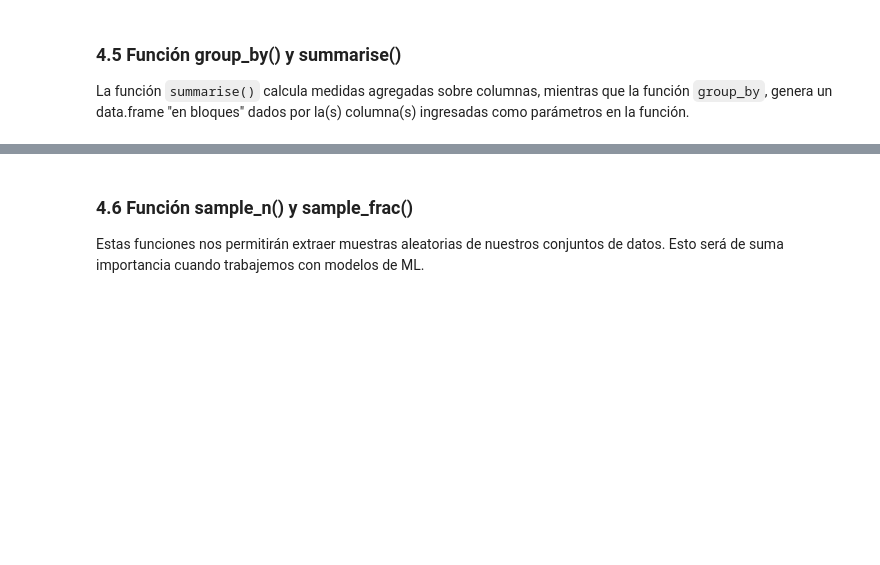
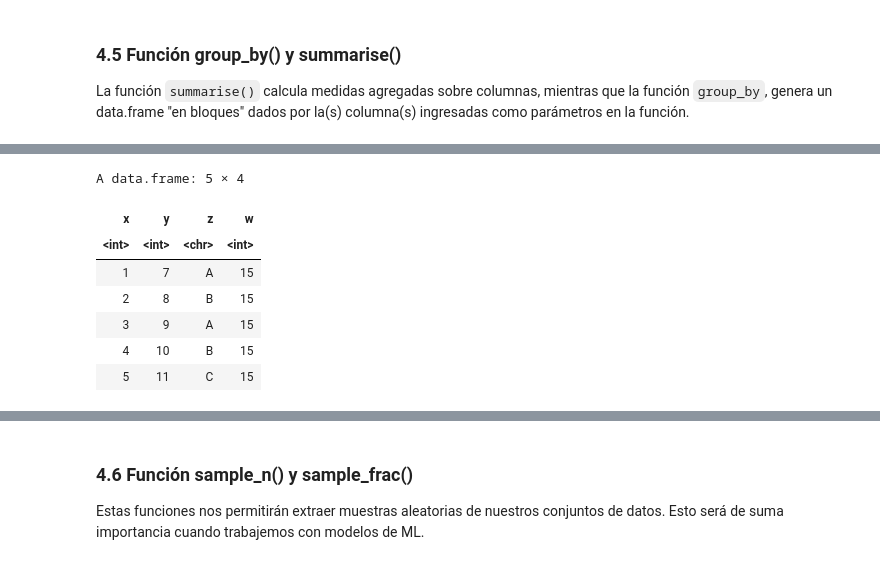
Before and after one commit to HaroldConley/diplomado_BD, a Jupyter notebook: Clase3/Clase3_01_manipulacion_de_tablas_I.ipynb, the cells around one changed output, grey strips where cells are left out. Saved outputs shown, nothing was run; the diff lists cells and outputs as text; code cells hidden in the pictures; blank space fills up the shorter version.

```diff
--- a/Clase3/Clase3_01_manipulacion_de_tablas_I.ipynb
+++ b/Clase3/Clase3_01_manipulacion_de_tablas_I.ipynb
@@ -438,0 +448,12 @@ exam2
+# %%
+exam2 %>%
+  mutate(w = sum(x))
+# %% [output]
+A data.frame: 5 × 4
+| x | y | z | w |
+| <int> | <int> | <chr> | <int> |
+| 1 | 7 | A | 15 |
+| 2 | 8 | B | 15 |
+| 3 | 9 | A | 15 |
+| 4 | 10 | B | 15 |
+| 5 | 11 | C | 15 |
```
Also changed, not shown: parts of 9 cells of this notebook.
